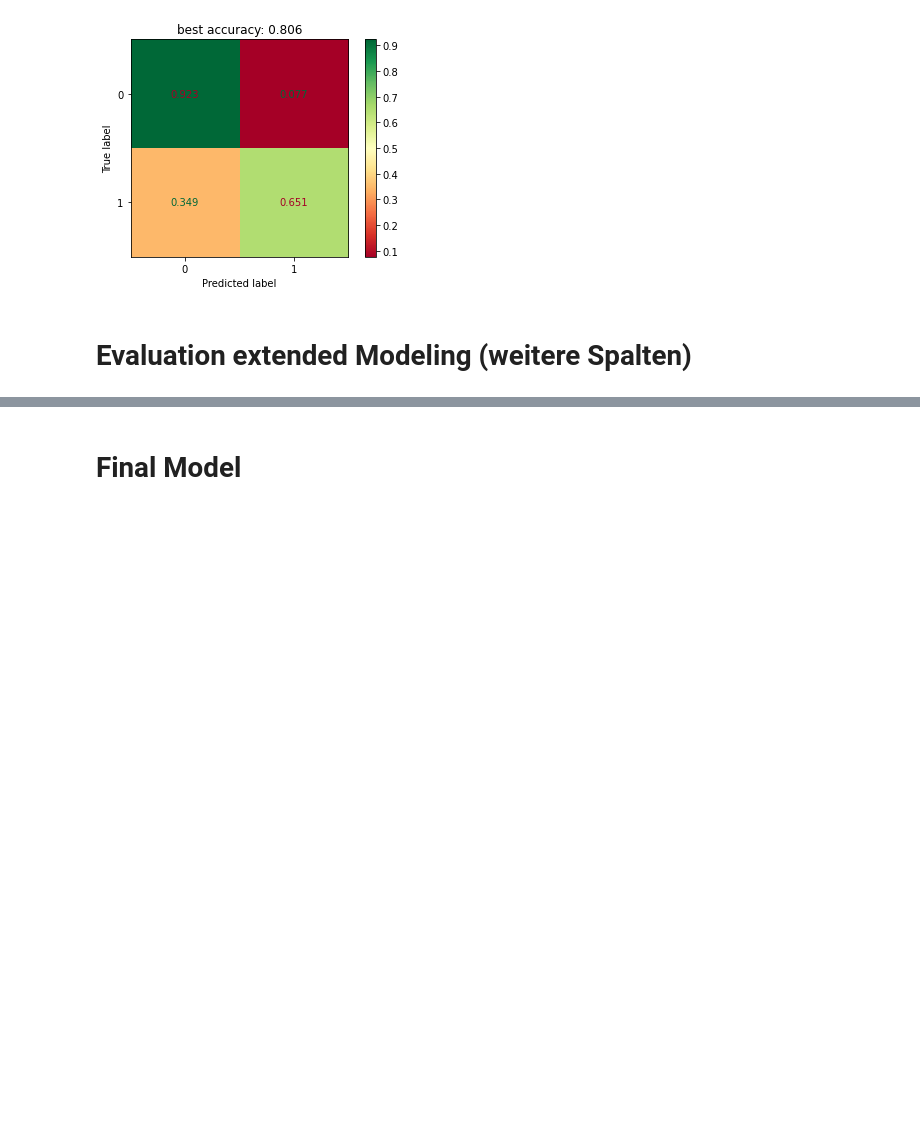
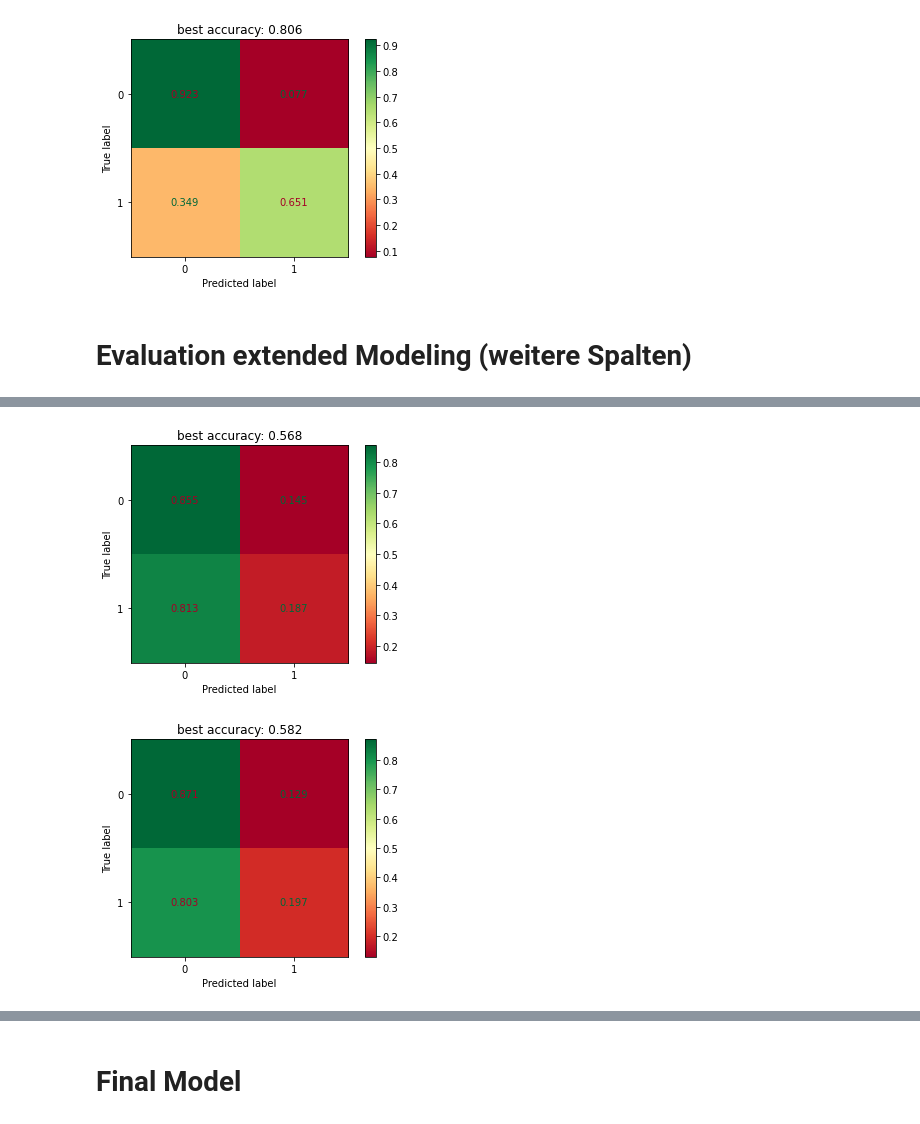
Before and after one commit to TTD-JPO/TDD-project, a Jupyter notebook: Main_TweetDisasterDetection.ipynb, the cells around one changed output, grey strips where cells are left out. Saved outputs shown, nothing was run; the diff lists cells and outputs as text; code cells hidden in the pictures; blank space fills up the shorter version.

```diff
--- a/Main_TweetDisasterDetection.ipynb
+++ b/Main_TweetDisasterDetection.ipynb
@@ -499,0 +493,16 @@ Wall time: 426 ms
+# %%
+######## ERRORS ####### will keine stings :///// #######
+df_ = my_df_spacy_locgpe(disaster_tweets.copy(), 'text')
+df  = my_df_spacy_date_time(df_ , 'text')
+feature_list = ['loc_gpe','date_time']
+target = "target"
+
+# next try
+pipe = make_pipeline( LogisticRegression() )
+%time my_fit_cm(df, pipe, feature_list, "target")
+# %%
+# some counts
+df['_#_'] = df['text'].apply(lambda x: len([c for c in str(x) if c == '#']))
+df['_@_'] = df['text'].apply(lambda x: len([c for c in str(x) if c == '@']))
+df['_/_'] = df['text'].apply(lambda x: len([c for c in str(x) if c == '/']))
+df
@@ -499,0 +523,8 @@ Wall time: 426 ms
+# %%
+feature_list = ['_#_','_@_','_/_']
+# next try
+pipe = make_pipeline( LogisticRegression() )
+%time my_fit_cm(df, pipe, feature_list, "target")
+# %% [output]
+[figure, added]
+[figure, added]
```
Also changed, not shown: parts of 9 cells of this notebook.
